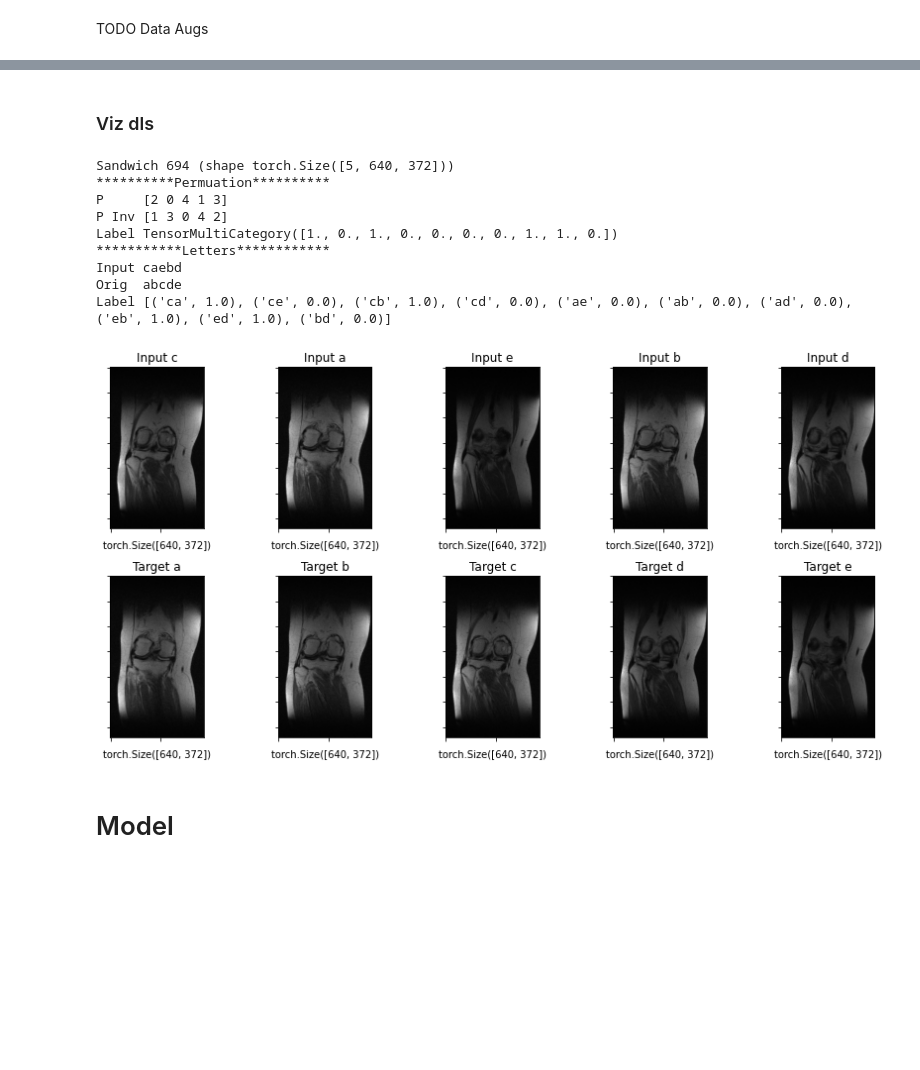
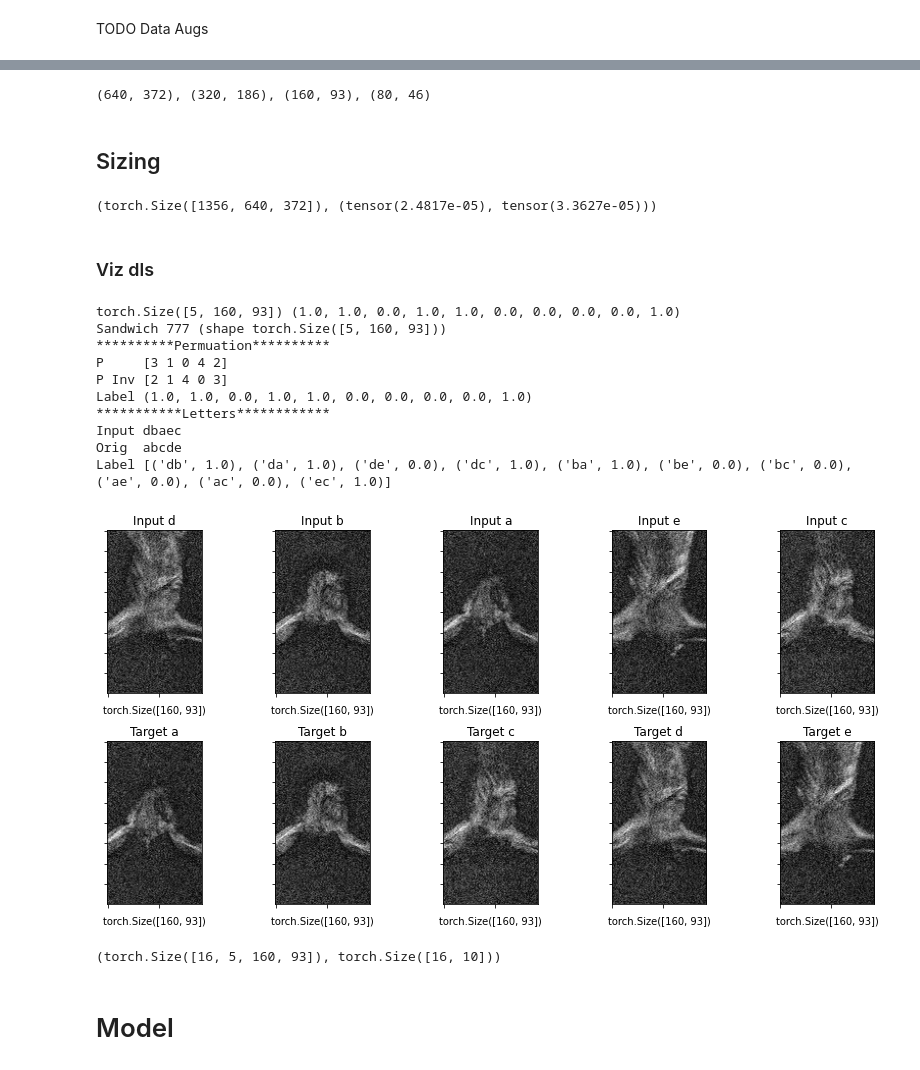
Before and after one commit to RGologorsky/fastmri, a Jupyter notebook: SandwichMultiLabelClassifierRAM.ipynb, the cells around one changed output, grey strips where cells are left out. Saved outputs shown, nothing was run; the diff lists cells and outputs as text; code cells hidden in the pictures; blank space fills up the shorter version.

Commit message:
multi-label sandw clasifier perm

```diff
--- a/SandwichMultiLabelClassifierRAM.ipynb
+++ b/SandwichMultiLabelClassifierRAM.ipynb
@@ -229,10 +229,11 @@ class ImSandwP(Transform, P):
 
     # shuffle ksandw according to permutation
     perm, label = self.get_perm(sandw_idx)
-    return imsandw[np.array(perm)], label
+    return imsandw[np.array(perm)], TensorMultiCategory(label)
 
   def decodes(self, o):
     imsandw, label = o
+    label = tuple(label.numpy())
     return imsandw, self.perms[self.o2i[label]]
 # %% [markdown]
 # Load raw items
@@ -253,9 +254,7 @@ DS2DIR = {"knee_singlecoil_val": "singlecoil_val"}
 # Load json containing attr info
 path_json = G_PATH/"data"/DS2DIR[ds_name]/"fn2attr.json"
 fn2attr = json.load(path_json)
-fn2attr_items = L(i for i for fname,_ in fn2attr_items:
-#   with h5py.File(fname, 'r') as f:
-#     kspaces.append(f['kspace'][()])in fn2attr.items())
+fn2attr_items = L(i for i in fn2attr.items())
 # %%
 fname,_ = fn2attr_items[0]
 with h5py.File(fname, 'r') as f:
@@ -435,11 +434,39 @@ class CenterCropTfm(Transform):
   def __init__(self, shape): self.shape = shape
   def encodes(self, t:TensorMultiCategory): return t
   def encodes(self, t:Tensor): return T.center_crop(t, shape=self.shape)
+# %%
+def get_presize_szs(sz):
+  szs = []
+  curr_sz = sz
+  while curr_sz > 32:
+    szs.append(curr_sz)
+    curr_sz = curr_sz//2
+  return szs
+
+print(*zip(get_presize_szs(640), get_presize_szs(372)), sep = ", ")
+# %% [output]
+(640, 372), (320, 186), (160, 93), (80, 46)
+# %% [markdown]
+## Sizing
+# %%
+sz = (640, 372) #(320, 186) #(160, 93)
+item_tfms  = [CenterCropTfm(sz)]
+
+all_same_sz =  [T.center_crop(C.apply(k, CenteredTfms.k2im(), pre=T.to_tensor, post=C.complex2mgn),
+                shape=sz) for k in sandw_tfm.kspaces]
+
+all_tensor = torch.cat(all_same_sz, dim=0)
+knee_stats = all_tensor.mean(), all_tensor.std()
+all_tensor.shape, knee_stats
+# %% [output]
+(torch.Size([1356, 640, 372]), (tensor(2.4817e-05), tensor(3.3627e-05)))
 # %%
 sz = (640,372)
+#sz = (320, 186)
+#sz = (160, 93)
 
 item_tfms  = [CenterCropTfm(sz)]
-batch_tfms = [] # partial(C.apply, tfms=C.complex2magn) [IntToFloatTensor] #, k2imTfm, Complex2Channel] # Normalize? SaveShape
+batch_tfms = [Normalize.from_stats(*knee_stats)]
 
 im_dls = im_ds.dataloaders(
           after_item  = item_tfms,
@@ -452,47 +479,54 @@ im_dls = im_ds.dataloaders(
 import string
 ascii = np.array(list(string.ascii_lowercase))
 
-i            = np.random.randint(len(im_dls.train_ds))
-sandw, label = im_dls.train_ds[i]
+xb,yb = im_dls.one_batch()
+xb, yb = to_cpu(xb), to_cpu(yb)
+
+# xb.shape, yb.shape
+
+sandw, label = xb[0], tuple(yb[0].numpy())
+print(sandw.shape, label)
+
 print(f"Sandwich {i} (shape {sandw.shape})")
 
 perm     = sandw_tfm.perms[sandw_tfm.o2i[label]]
 perm_arr = np.array(perm)
 perm_inv = P.get_inv(perm_arr)
 
 print_line("Permuation")
 print("P    ", perm_arr)
 print("P Inv", perm_inv)
 print("Label", label)
 
 input = ascii[perm_arr]
 orig  = input[perm_inv]
 letter_pairs = [ascii[perm_arr[i]] + ascii[perm_arr[j]] for i,j in sandw_tfm.pairs]
 
 print_line("Letters")
 print("Input", arr2str(input))
 print("Orig ", arr2str(orig))
-print("Label", list(zip(letter_pairs, label.numpy())))
+print("Label", list(zip(letter_pairs, label)))
 
 # plot input sandwich + target slice
 n_seq = sandw_tfm.n_seq
 
 # MRs in (magnitude) image space
 ims  = toL(sandw) + toL(sandw[perm_inv])
 titles  = [f"Input {i}" for i in input] + [f"Target {i}" for i in orig] #range(sandw_tfm.n_seq)]
 
 plot(ims, titles, nrows=2, ncols=sandw_tfm.n_seq, figsize=(12,6))
 # %% [output]
-Sandwich 694 (shape torch.Size([5, 640, 372]))
+torch.Size([5, 160, 93]) (1.0, 1.0, 0.0, 1.0, 1.0, 0.0, 0.0, 0.0, 0.0, 1.0)
+Sandwich 777 (shape torch.Size([5, 160, 93]))
 **********Permuation**********
-P     [2 0 4 1 3]
-P Inv [1 3 0 4 2]
-Label TensorMultiCategory([1., 0., 1., 0., 0., 0., 0., 1., 1., 0.])
+P     [3 1 0 4 2]
+P Inv [2 1 4 0 3]
+Label (1.0, 1.0, 0.0, 1.0, 1.0, 0.0, 0.0, 0.0, 0.0, 1.0)
 ***********Letters************
-Input caebd
+Input dbaec
 Orig  abcde
-Label [('ca', 1.0), ('ce', 0.0), ('cb', 1.0), ('cd', 0.0), ('ae', 0.0), ('ab', 0.0), ('ad', 0.0), ('eb', 1.0), ('ed', 1.0), ('bd', 0.0)]
+Label [('db', 1.0), ('da', 1.0), ('de', 0.0), ('dc', 1.0), ('ba', 1.0), ('be', 0.0), ('bc', 0.0), ('ae', 0.0), ('ac', 0.0), ('ec', 1.0)]
-[figure, old version]
+[figure, new version]
 # %%
 #im_dls.train_ds.tfms
 
@@ -509,7 +543,10 @@ Label [('ca', 1.0), ('ce', 0.0), ('cb', 1.0), ('cd', 0.0), ('ae', 0.0), ('ab', 0
 # lr_dls.train_ds
 # lr_dls.train_ds.tfms -- list of tfms
 # %%
-# xb,yb = im_dls.one_batch()
+xb,yb = im_dls.one_batch()
+xb.shape, yb.shape
+# %% [output]
+(torch.Size([16, 5, 160, 93]), torch.Size([16, 10]))
 # %% [markdown]
 # Model
 # %%
```
Also changed, not shown: parts of 20 cells of this notebook.
